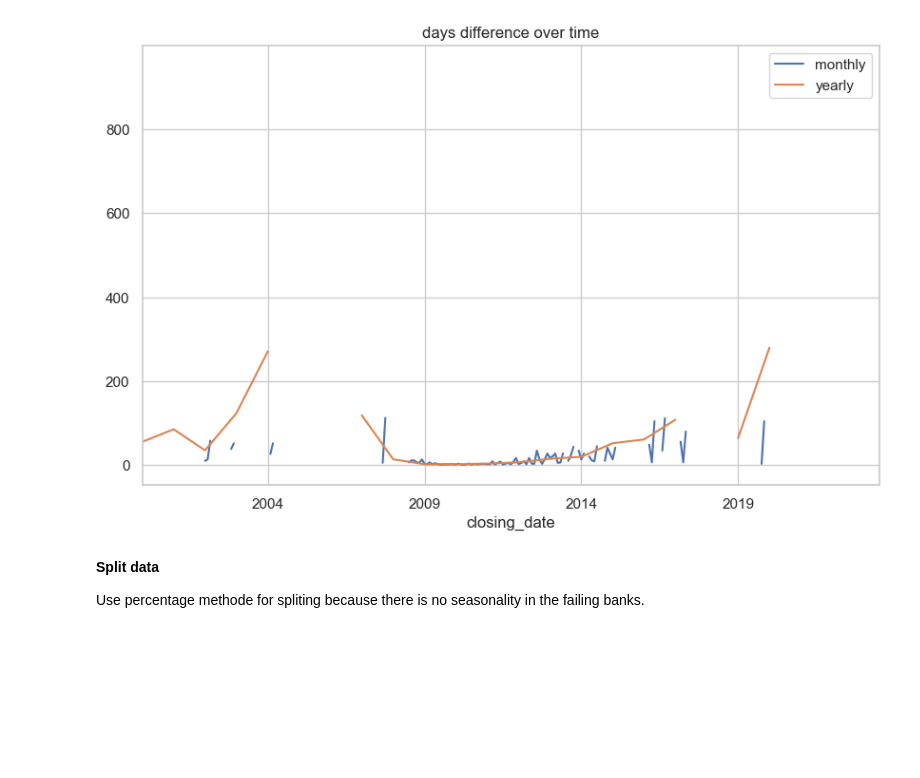
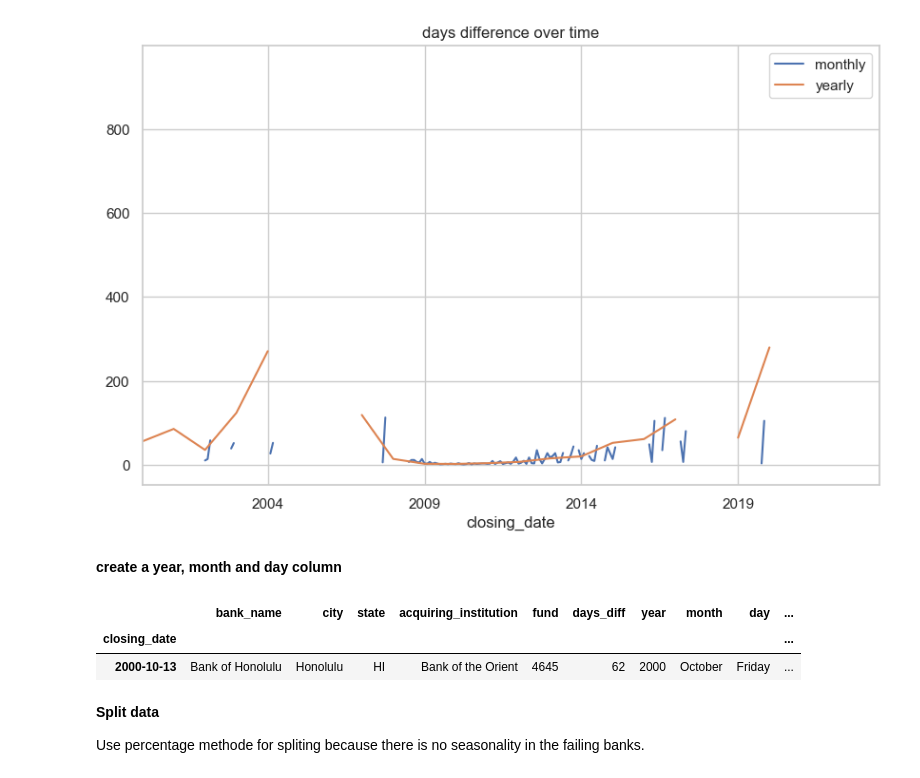
Before and after one commit to MigashaneVictoire/bank_failure, a Jupyter notebook: wrangle.ipynb, the cells around one changed output. Cells and saved outputs as stored; diff of their text form; code cells hidden in the pictures; blank space fills up the shorter version.

```diff
--- a/wrangle.ipynb
+++ b/wrangle.ipynb
@@ -382,6 +382,22 @@ prepare_.save_visuals_(plt.gcf(), viz_name= "days_difference_over_time")
 plt.show()
 # %% [output]
 [figure]
+# %% [markdown]
+**create a year, month and day column**
+# %%
+# create a year, month, day column from the index
+bank["year"] = bank.index.year
+bank["month"] = bank.index.month_name()
+bank["day"] = bank.index.day_name()
+
+bank["month_number"] = bank.index.month
+bank["weekday_number"] = bank.index.weekday
+
+bank.head(1)
+# %% [output]
+|  | bank_name | city | state | acquiring_institution | fund | days_diff | year | month | day | ... |
+| closing_date |  |  |  |  |  |  |  |  |  | ... |
+| 2000-10-13 | Bank of Honolulu | Honolulu | HI | Bank of the Orient | 4645 | 62 | 2000 | October | Friday | ... |
 # %% [markdown]
 **Split data**
 
```
Also changed, not shown: parts of 3 cells of this notebook, 10 other files.
